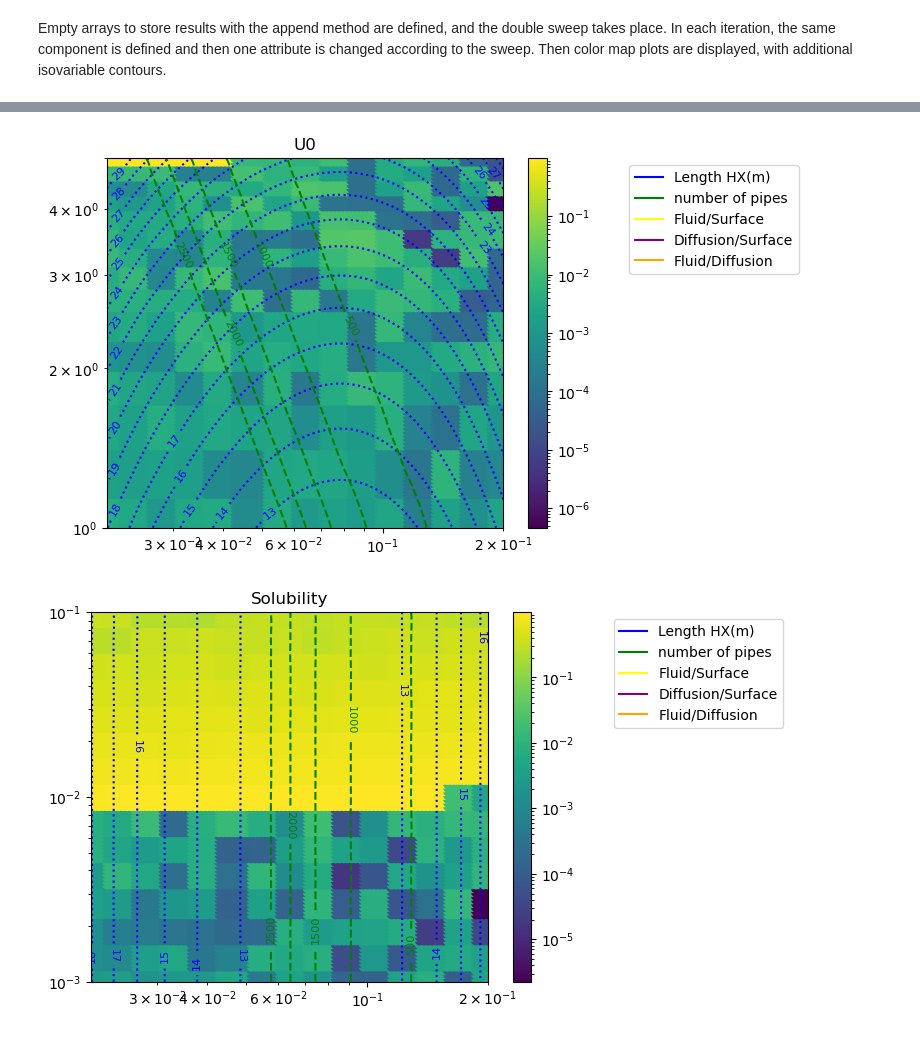
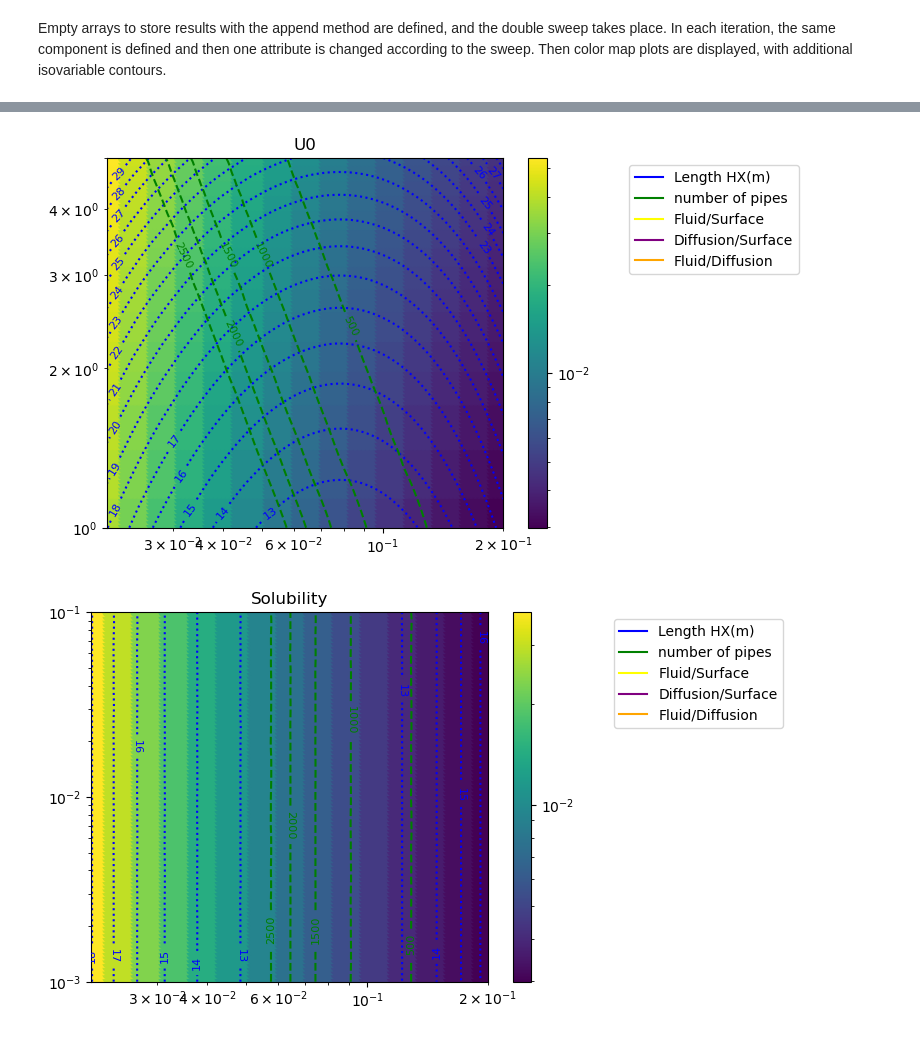
Before and after one commit to gabriele-ferrero/TRIOMA, a Jupyter notebook: Examples/Verification_analytical_eff_MS.ipynb, the cells around one changed output, grey strips where cells are left out. Cells and saved outputs as stored; diff of their text form; code cells hidden in the pictures.

```diff
--- a/Examples/Verification_analytical_eff_MS.ipynb
+++ b/Examples/Verification_analytical_eff_MS.ipynb
@@ -78,7 +78,7 @@ for j,vec in enumerate(v_vec):
                         BB.get_cout()
                         c0=BB.c_out
                         Steel = Membrane( T=T,
-                                D=7E-10,
+                                D=7E-2,
                                 thick=2.1E-3,
                                 K_S=4.41E-3,
                                 k_d=1E6,
@@ -105,11 +105,12 @@ for j,vec in enumerate(v_vec):
                         PAV.update_attribute('L',L)
                         PAV.get_efficiency(plotvar=False)
                         PAV.analytical_efficiency()
+                        eff_min=min(PAV.eff,PAV.eff_an)
                         out_flux=(PAV.c_in*(1-PAV.eff)*PAV.fluid.U0*PAV.fluid.d_Hyd**2/4)
                         eff_v=np.append(eff_v, abs(PAV.eff-PAV.eff_an)/PAV.eff_an)
                         d_hyd_v_res=np.append(d_hyd_v_res, d_hyd)
                         var_vec=np.append(var_vec, var)
-                        res_vec=np.append(res_vec, abs(PAV.eff-PAV.eff_an)/PAV.eff_an)
+                        res_vec=np.append(res_vec, abs(PAV.eff-PAV.eff_an)/eff_min)
                         L_vec=np.append(L_vec, L)
                         n_pipes_v=np.append(n_pipes_v, n_pipes)
                         H_v=np.append(H_v, PAV.H)
@@ -162,2 +163,2 @@ for j,vec in enumerate(v_vec):
-[figure, old version]
+[figure, new version]
-[figure, old version]
+[figure, new version]
```
Also changed, not shown: parts of 1 cell of this notebook, 4 other files.
